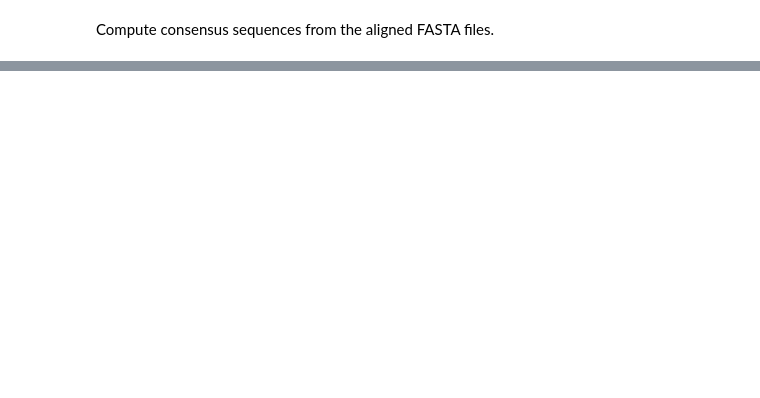
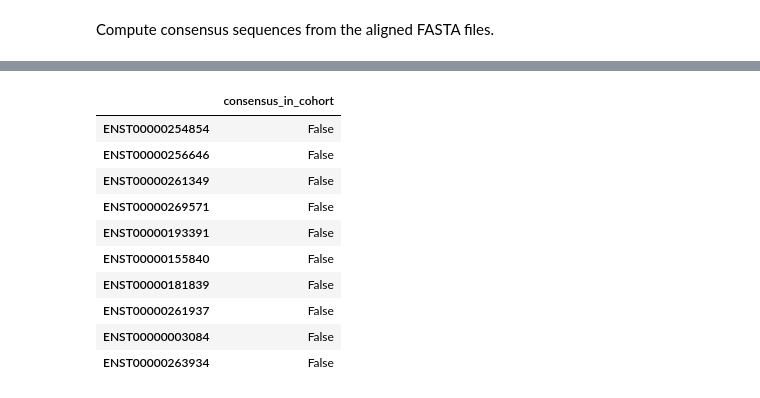
Before and after one commit to bschilder/VEP_protein, a Jupyter notebook: notebooks/consensus_sequence.ipynb, the cells around one changed output, grey strips where cells are left out. Cells and saved outputs as stored; diff of their text form; code cells hidden in the pictures; blank space fills up the shorter version.

Commit message:
Update consensus notebook

```diff
--- a/notebooks/consensus_sequence.ipynb
+++ b/notebooks/consensus_sequence.ipynb
@@ -39,0 +46,6 @@ Found haplotypes of 47325 transcripts in: '/home/schilder/.cache/ensembl_rest/ha
+# %%
+protein_df =pg.merge_resources()
+tx_ids = utils.intersect(protein_df['ENST'].tolist(),
+                         hs.list_haplotypes()
+                         )
+print(len(tx_ids))
@@ -72,0 +57,4 @@ for tx_id in tqdm(tx_ids, desc="Aligning haplotypes"):
+# %%
+import src.Align.align_utils as au
+
+alignment_paths = au.align_haplotypes(tx_ids, error=False)
@@ -108,0 +68,16 @@ consensus_seqs
+# %%
+onsensus_seqs, consensus_in_cohort = au.get_consensus_sequences(alignment_paths)
+# %%
+pd.DataFrame(consensus_in_cohort, index=['consensus_in_cohort']).T
+# %% [output]
+|  | consensus_in_cohort |
+| ENST00000254854 | False |
+| ENST00000256646 | False |
+| ENST00000261349 | False |
+| ENST00000269571 | False |
+| ENST00000193391 | False |
+| ENST00000155840 | False |
+| ENST00000181839 | False |
+| ENST00000261937 | False |
+| ENST00000003084 | False |
+| ENST00000263934 | False |
```
Also changed, not shown: parts of 9 cells of this notebook.
